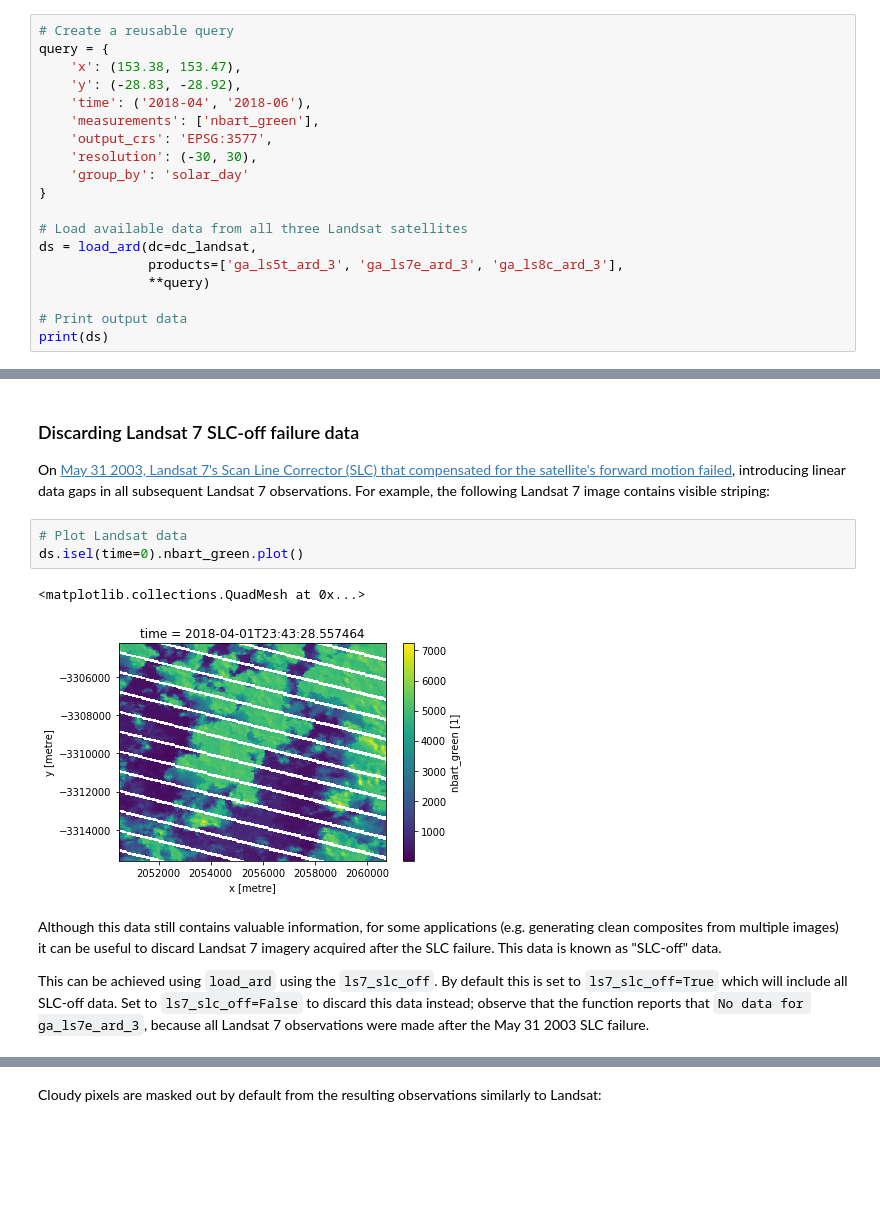
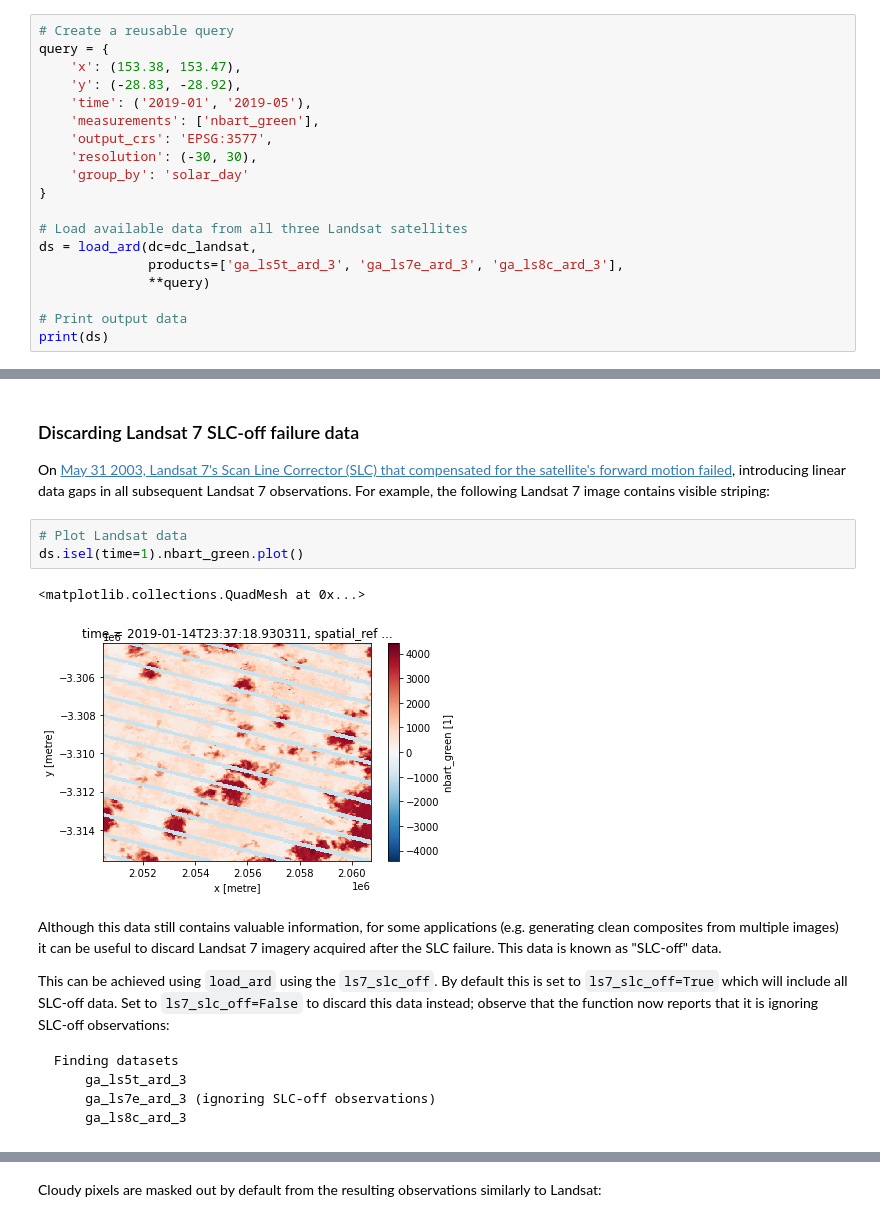
Before and after one commit to GeoscienceAustralia/dea-notebooks, a Jupyter notebook: Frequently_used_code/Using_load_ard.ipynb, the cells around one changed output, grey strips where cells are left out. Drawn from its saved outputs; the diff is of its cells as text; blank space fills up the shorter version.

````diff
--- a/Frequently_used_code/Using_load_ard.ipynb
+++ b/Frequently_used_code/Using_load_ard.ipynb
@@ -106,7 +123,7 @@ The `query` can then be reused in other `load_ard` calls.
 query = {
     'x': (153.38, 153.47),
     'y': (-28.83, -28.92),
-    'time': ('2018-04', '2018-06'),
+    'time': ('2019-01', '2019-05'),
     'measurements': ['nbart_green'],
     'output_crs': 'EPSG:3577',
     'resolution': (-30, 30),
@@ -213,17 +222,24 @@ On [May 31 2003, Landsat 7's Scan Line Corrector (SLC) that compensated for the
 For example, the following Landsat 7 image contains visible striping:
 # %%
 # Plot Landsat data
-ds.isel(time=0).nbart_green.plot()
+ds.isel(time=1).nbart_green.plot()
 # %% [output]
 <matplotlib.collections.QuadMesh at 0x...>
-[figure, old version]
+[figure, new version]
 # %% [markdown]
 Although this data still contains valuable information, for some applications (e.g. generating clean composites from multiple images) it can be useful to discard Landsat 7 imagery acquired after the SLC failure.
 This data is known as "SLC-off" data.
 
 This can be achieved using `load_ard` using the `ls7_slc_off`.
 By default this is set to `ls7_slc_off=True` which will include all SLC-off data.
-Set to `ls7_slc_off=False` to discard this data instead; observe that the function reports that `No data for ga_ls7e_ard_3`, because all Landsat 7 observations were made after the May 31 2003 SLC failure.
+Set to `ls7_slc_off=False` to discard this data instead; observe that the function now reports that it is ignoring SLC-off observations:
+
+```
+Finding datasets
+    ga_ls5t_ard_3
+    ga_ls7e_ard_3 (ignoring SLC-off observations)
+    ga_ls8c_ard_3
+ ```
 # %%
 # Load available data after discarding Landsat 7 SLC-off data
 ds = load_ard(dc=dc_landsat,
````
Also changed, not shown: parts of 24 cells of this notebook, 1 other file.
